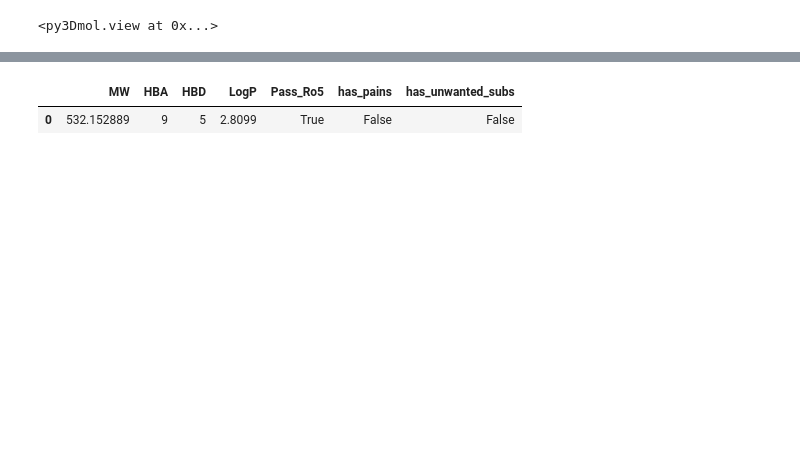
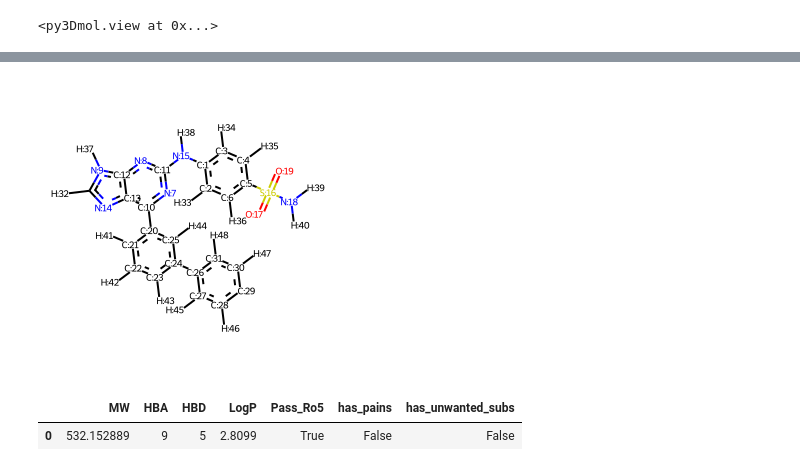
Before and after one commit to cole-group/FEgrow, a Jupyter notebook: rgroups.ipynb, the cells around one changed output, grey strips where cells are left out. Drawn from its saved outputs; the diff is of its cells as text; code cells hidden in the pictures; blank space fills up the shorter version.

```diff
--- a/rgroups.ipynb
+++ b/rgroups.ipynb
@@ -73,0 +57,3 @@ Draw.MolToImage(rep2D(rmol, idx=False))
+# %%
+Draw.MolToImage(rep2D(rmol.template, idx=True))
+# %% [output]
@@ -74,3 +63,4 @@ Draw.MolToImage(rep2D(rmol, idx=False))
+[figure, added]
 # %%
 toxicity = rmol.toxicity()
 toxicity
```
Also changed, not shown: parts of 14 cells of this notebook, 2 other files.
